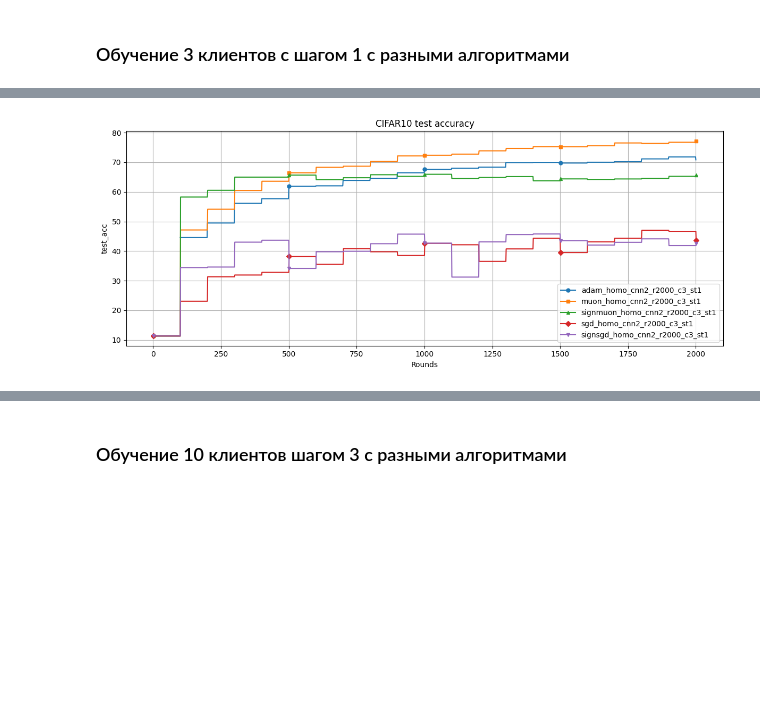
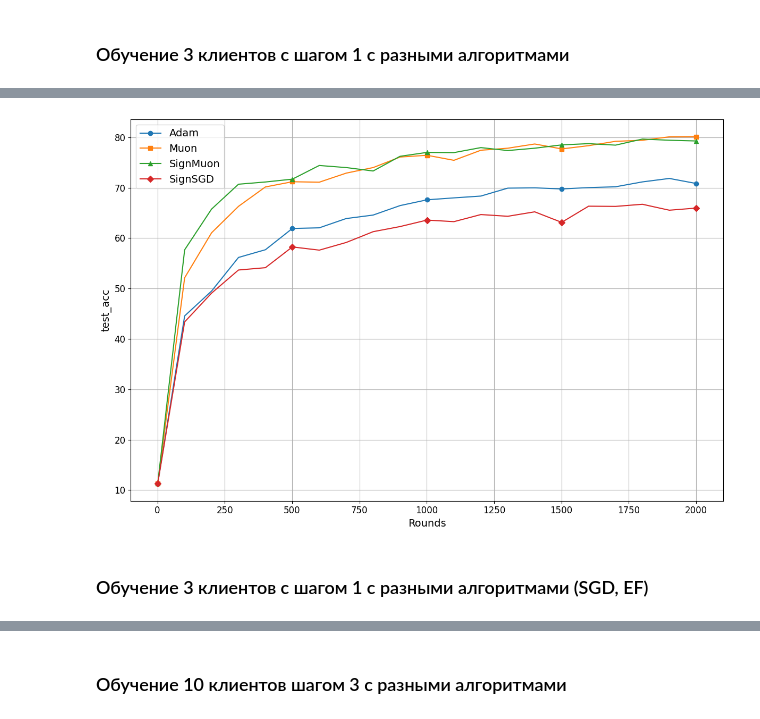
Before and after one commit to intsystems/2026-Project-203, a Jupyter notebook: code/plot_federated.ipynb, the cells around one changed output, grey strips where cells are left out. Drawn from its saved outputs; the diff is of its cells as text; code cells hidden in the pictures; blank space fills up the shorter version.

```diff
--- a/code/plot_federated.ipynb
+++ b/code/plot_federated.ipynb
@@ -213,21 +226,22 @@ plot_multiple_histories(
 # %%
 plot_multiple_histories(
     run_dirs=[
-        "saves_federated/correct/fed_cifar10_adam_homo_cnn2_r2000_c3_s1",
-        "saves_federated/correct/fed_cifar10_muon_homo_cnn2_r2000_c3_s1",
-        "saves_federated/correct/fed_cifar10_signmuon_homo_cnn2_r2000_c3_s1",
-        "saves_federated/correct/fed_cifar10_sgd_homo_cnn2_r2000_c3_s1",
-        "saves_federated/correct/fed_cifar10_signsgd_homo_cnn2_r2000_c3_s1",
+        "saves_federated/correct_moment/fed_cifar10_adam_homo_cnn2_r2000_c3_s1",
+        "saves_federated/correct_moment/fed_cifar10_muon_homo_cnn2_r2000_c3_s1",
+        "saves_federated/correct_moment/fed_cifar10_signmuon_cl_homo_cnn2_r2000_c3_s1",
+        # "saves_federated/correct_moment/fed_cifar10_sgd_homo_cnn2_r2000_c3_s1",
+        "saves_federated/correct_moment/fed_cifar10_signsgd_homo_cnn2_r2000_c3_s1",
     ],
     labels=[
-        "adam_homo_cnn2_r2000_c3_st1",
-        "muon_homo_cnn2_r2000_c3_st1",
-        "signmuon_homo_cnn2_r2000_c3_st1",
-        "sgd_homo_cnn2_r2000_c3_st1",
-        "signsgd_homo_cnn2_r2000_c3_st1",
+        "Adam",
+        "Muon",
+        "SignMuon",
+        "SignSGD",
     ],
     metric="test_acc",
     title="CIFAR10 test accuracy",
 )
 # %% [output]
-[figure, old version]
+[figure, new version]
+# %% [markdown]
+### Обучение 3 клиентов c шагом 1 с разными алгоритмами (SGD, EF)
```
Also changed, not shown: parts of 19 cells of this notebook, 1 other file.
